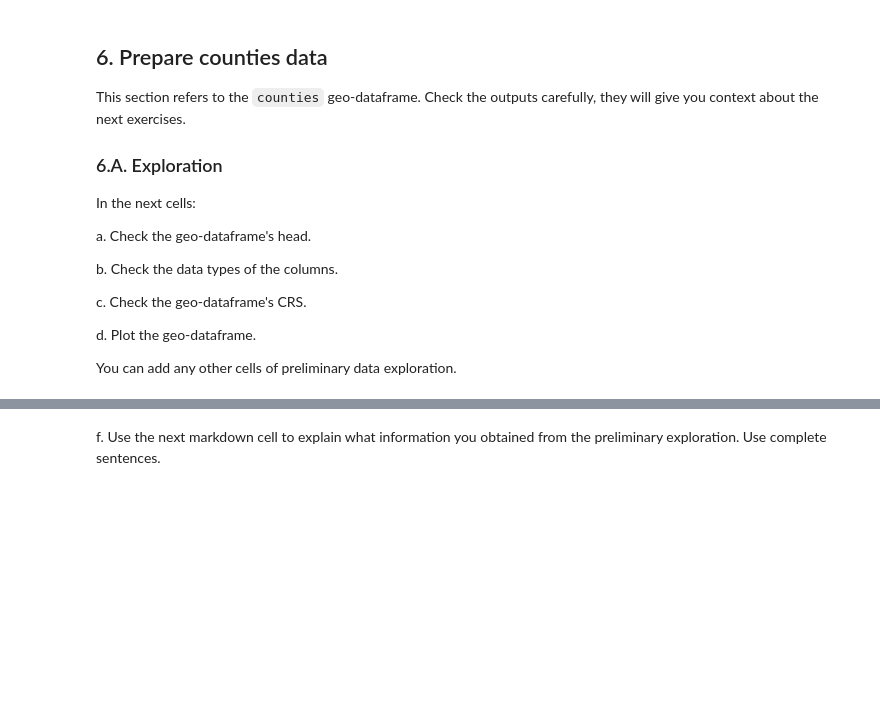
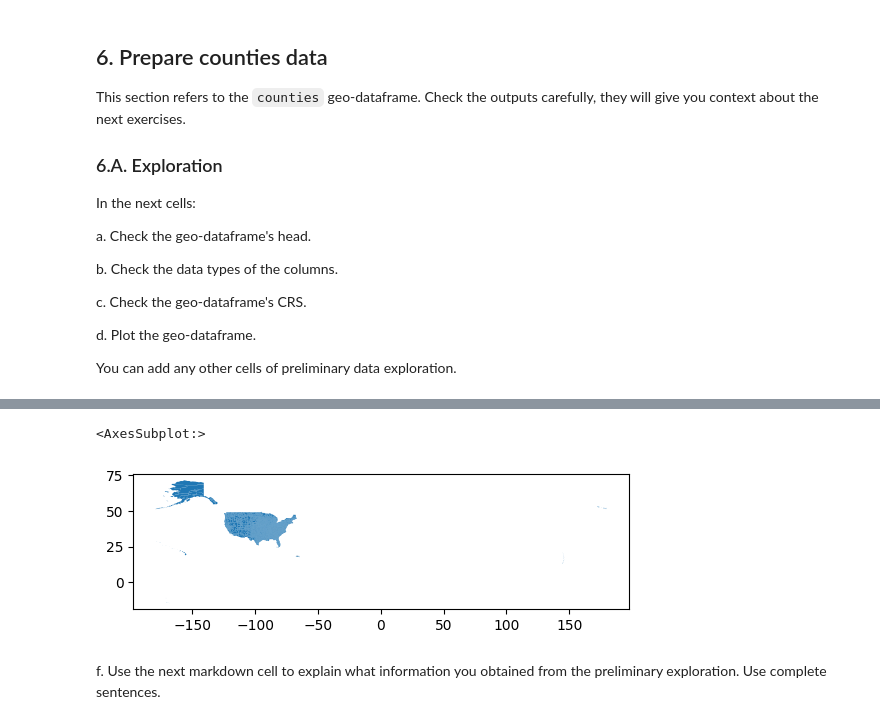
Before and after one commit to YoselynR/eds220-hwk3, a Jupyter notebook: hwk3-task2-oil-spills.ipynb, the cells around one changed output, grey strips where cells are left out. Drawn from its saved outputs; the diff is of its cells as text; code cells hidden in the pictures; blank space fills up the shorter version.

```diff
--- a/hwk3-task2-oil-spills.ipynb
+++ b/hwk3-task2-oil-spills.ipynb
@@ -61,3 +66,11 @@ If you are using file paths to access the data, these should be constructed usin
+# %%
+# File path
+spills_file_path = os.path.join("data", "Spill_Incidents_20241109.csv")
+counties_file_path = os.path.join("data", "tl_2023_us_county", "tl_2023_us_county.shp")
+
+# Read in from file path
+spills = pd.read_csv(spills_file_path)
+counties = gpd.read_file(counties_file_path)
 # %% [markdown]
 ## 5. Prepare spills data
 
@@ -170,5 +303,9 @@ You can add any other cells of preliminary data exploration.
 # %%
 # d. Your code here
+counties.plot()
+# %% [output]
+<AxesSubplot:>
+[figure, added]
 # %% [markdown]
 <!-- BEGIN QUESTION -->
 
```
Also changed, not shown: parts of 37 cells of this notebook.
